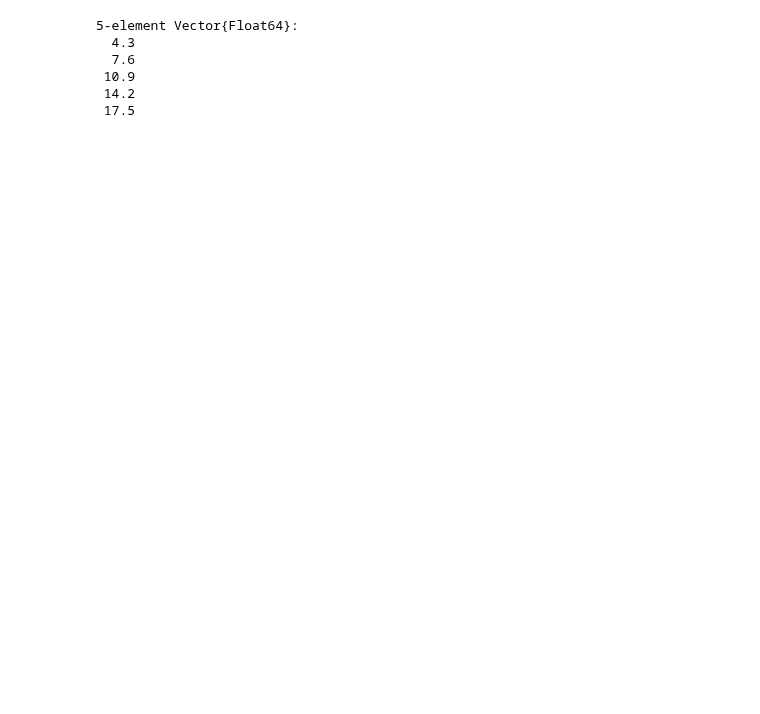
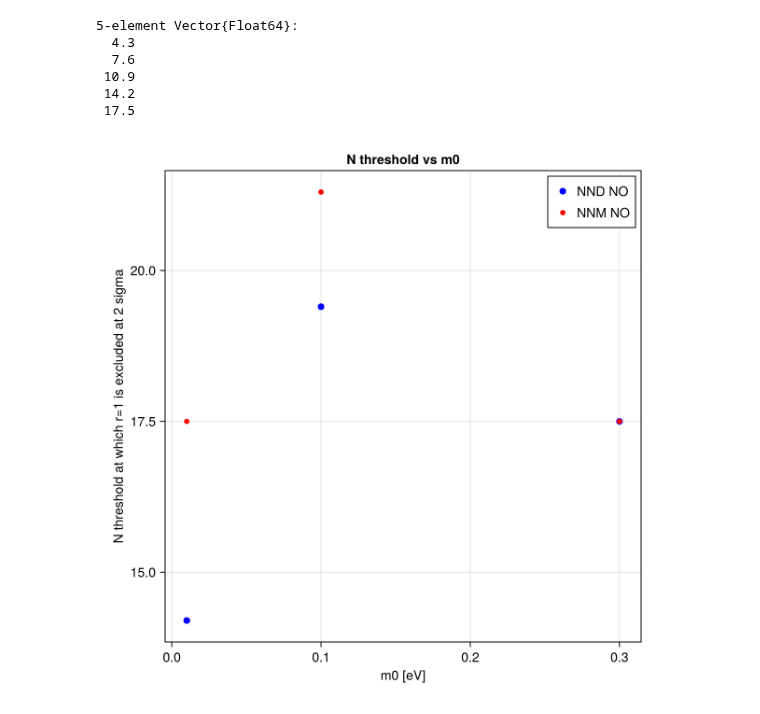
Before and after one commit to philippeller/Newtrinos.jl, a Jupyter notebook: notebooks/pipeline.ipynb, the cells around one changed output. Saved outputs shown, nothing was run; the diff lists cells and outputs as text; code cells hidden in the pictures; blank space fills up the shorter version.

```diff
--- a/notebooks/pipeline.ipynb
+++ b/notebooks/pipeline.ipynb
@@ -92,3 +90,45 @@ N_2sigma = N_values[log_post_values .< sigma_2_threshold]
  10.9
  14.2
  17.5
+# %%
+m0= [0.01, 0.1, 0.3]
+NND_NO=[14.2, 19.4, 17.5]
+NNM_NO=[17.5, 21.3, 17.5]
+
+#NND_IO=[43.9, 80, 90]
+#NNM_IO=[37.3, 70, 80]
+
+# Create the figure
+fig = Figure(size = (600, 600))
+ax = Axis(fig[1, 1],
+    xlabel = "m0 [eV]",
+    ylabel = "N threshold at which r=1 is excluded at 2 sigma",
+    title = " N threshold vs m0 ")
+
+scatter!(ax, m0, NND_NO,
+        color = :blue, markersize = 10, label = "NND NO")
+
+scatter!(ax, m0, NNM_NO,
+        color = :red, markersize = 8, label = "NNM NO")
+
+#scatter!(ax, m0, NND_IO,
+      #  color = :green, markersize = 8, label = "NND IO")
+
+#scatter!(ax, m0, NNM_IO,
+     #   color = :orange, markersize = 10, label = "NNM IO")
+
+
+axislegend(ax, position = :rt)
+
+# Add grid
+ax.xgridvisible = true
+ax.ygridvisible = true
+ax.xgridcolor = (:black, 0.1)
+ax.ygridcolor = (:black, 0.1)
+
+
+display(fig)
+
+save("/home/sofialon/Newtrinos.jl/aug_plots/dayabay/dayabay_m0N_NO.png", fig)
+# %% [output]
+[figure, added]
```
Also changed, not shown: parts of 3 cells of this notebook, 42 other files.
